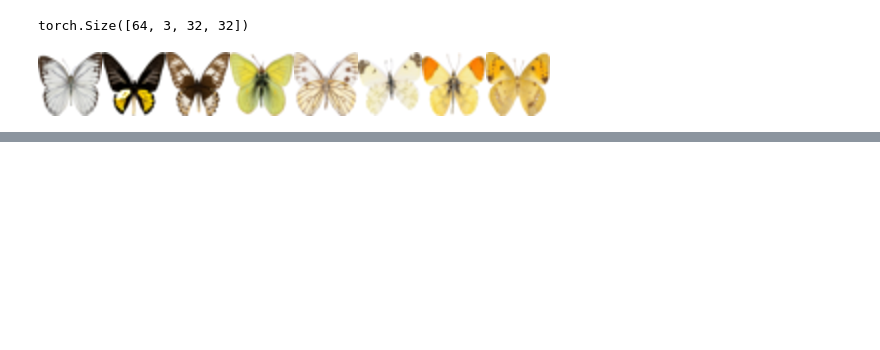
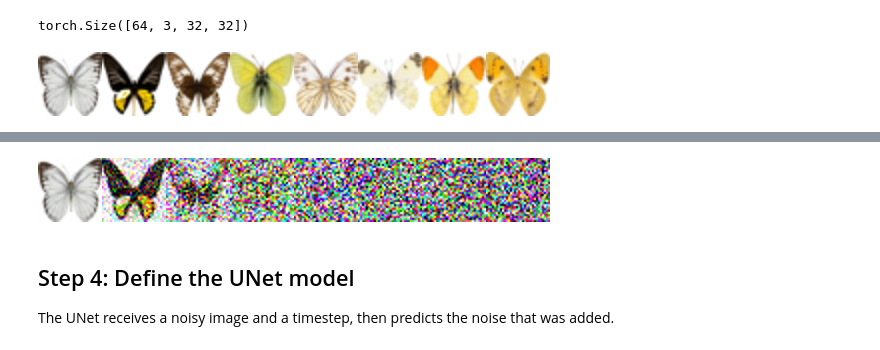
Before and after one commit to majorgilles/visual-genai-lab-curriculum, a Jupyter notebook: notebooks/06_hf_diffusion_unit1_intro.ipynb, the cells around one changed output, grey strips where cells are left out. Drawn from its saved outputs; the diff is of its cells as text; code cells hidden in the pictures; blank space fills up the shorter version.

```diff
--- a/notebooks/06_hf_diffusion_unit1_intro.ipynb
+++ b/notebooks/06_hf_diffusion_unit1_intro.ipynb
@@ -144,0 +157,20 @@ torch.Size([64, 3, 32, 32])
+# %%
+from diffusers import DDPMScheduler
+
+noise_scheduler = DDPMScheduler(num_train_timesteps=1000)
+
+clean_images = batch["images"][:8]
+noise = torch.randn_like(clean_images)
+timesteps = torch.linspace(0, 999, clean_images.shape[0]).long()
+
+noisy_images = noise_scheduler.add_noise(clean_images, noise, timesteps)
+
+noisy_grid = make_grid([transforms.ToPILImage()((image * 0.5 + 0.5).clamp(0, 1)) for image in noisy_images])
+
+noisy_grid
+# %% [output]
+[figure, added]
+# %% [markdown]
+## Step 4: Define the UNet model
+
+The UNet receives a noisy image and a timestep, then predicts the noise that was added.
```
Also changed, not shown: parts of 15 cells of this notebook.
